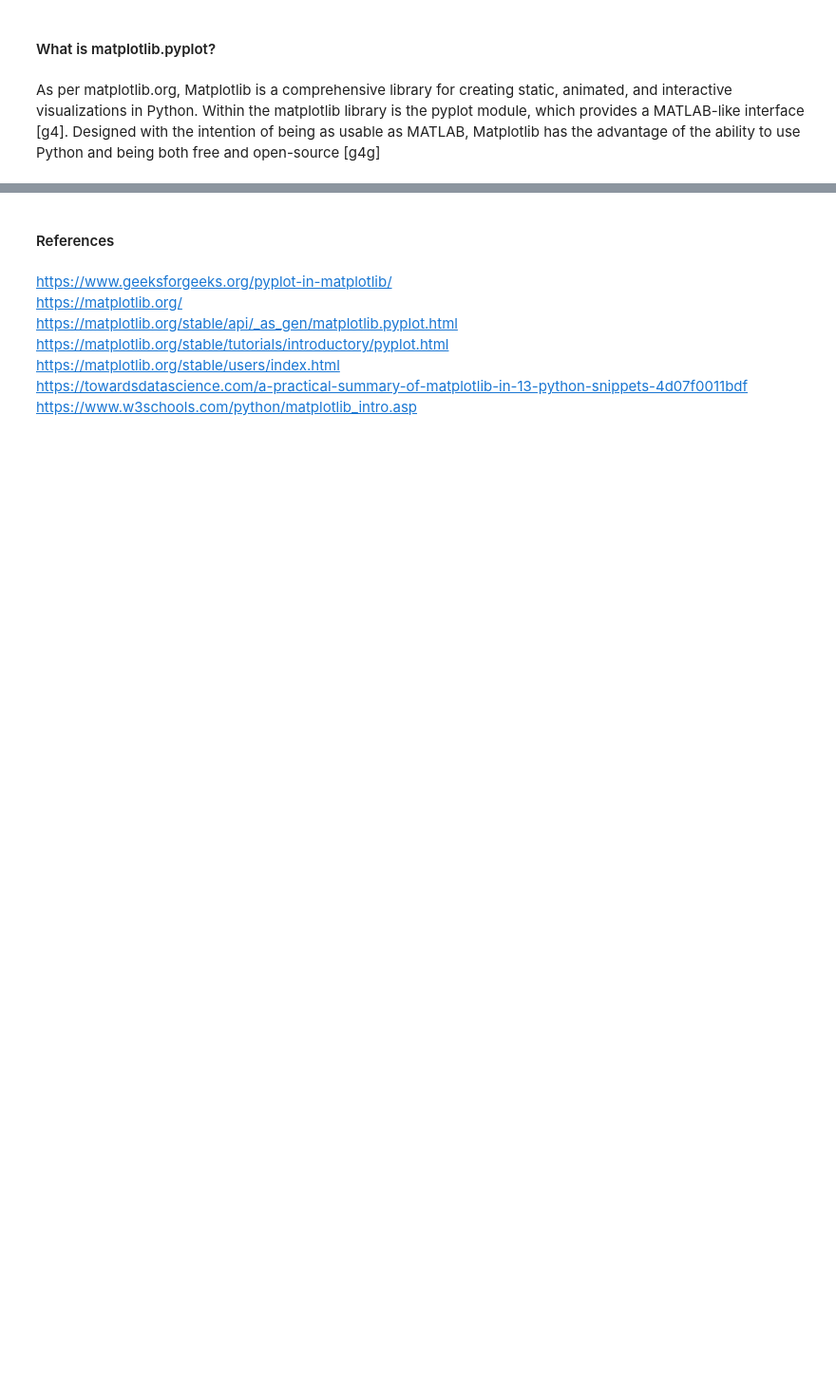
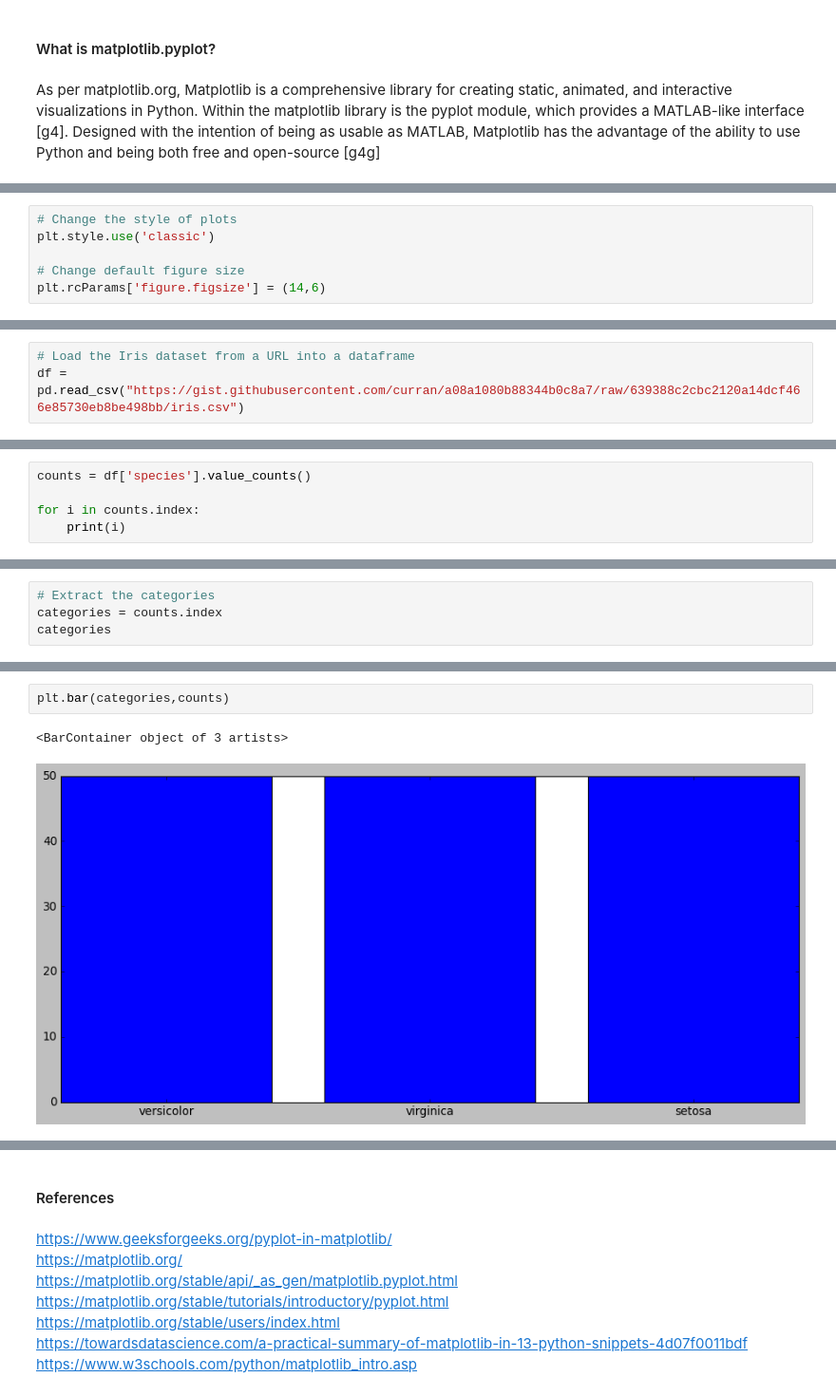
Before and after one commit to G00398258/fundsofda-assessment, a Jupyter notebook: pyplot.ipynb, the cells around one changed output, grey strips where cells are left out. Shown: that part at 95% size. Cells and saved outputs as stored; diff of their text form; blank space fills up the shorter version.

Commit message:
Testing out examples of when to use bar charts and histograms in my pyplot notebook

```diff
--- a/pyplot.ipynb
+++ b/pyplot.ipynb
@@ -101,0 +108,6 @@ As per matplotlib.org, Matplotlib is a comprehensive library for creating static
+# %%
+# Change the style of plots
+plt.style.use('classic')
+
+# Change default figure size
+plt.rcParams['figure.figsize'] = (14,6)
@@ -101,0 +117,3 @@ As per matplotlib.org, Matplotlib is a comprehensive library for creating static
+# %%
+# Load the Iris dataset from a URL into a dataframe
+df = pd.read_csv("https://gist.githubusercontent.com/curran/a08a1080b88344b0c8a7/raw/639388c2cbc2120a14dcf466e85730eb8be498bb/iris.csv")
@@ -101,0 +144,5 @@ As per matplotlib.org, Matplotlib is a comprehensive library for creating static
+# %%
+counts = df['species'].value_counts()
+
+for i in counts.index:
+    print(i)
@@ -101,0 +153,4 @@ As per matplotlib.org, Matplotlib is a comprehensive library for creating static
+# %%
+# Extract the categories
+categories = counts.index
+categories
@@ -101,0 +167,5 @@ As per matplotlib.org, Matplotlib is a comprehensive library for creating static
+# %%
+plt.bar(categories,counts)
+# %% [output]
+<BarContainer object of 3 artists>
+[figure, added]
```
Also changed, not shown: parts of 27 cells of this notebook.
